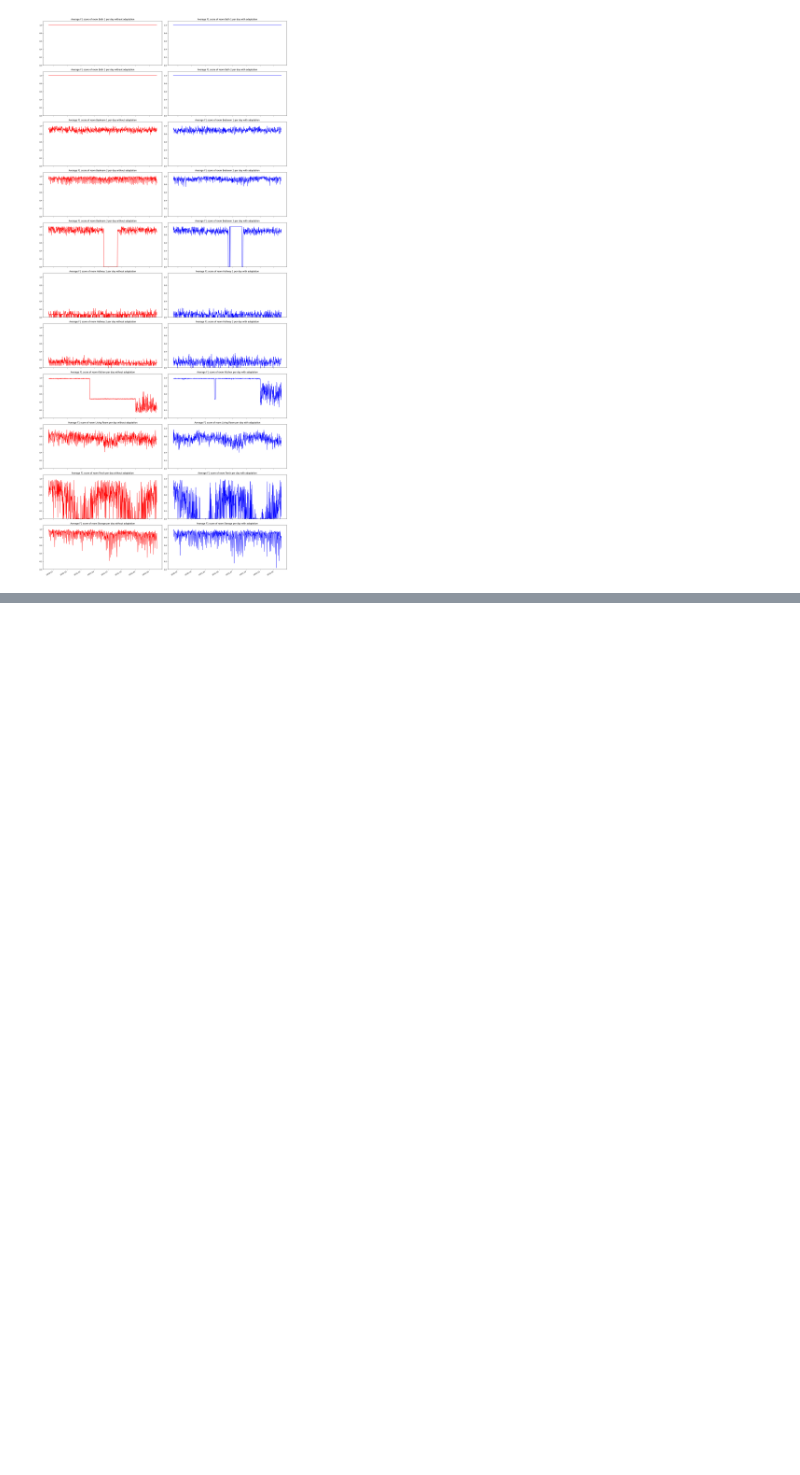
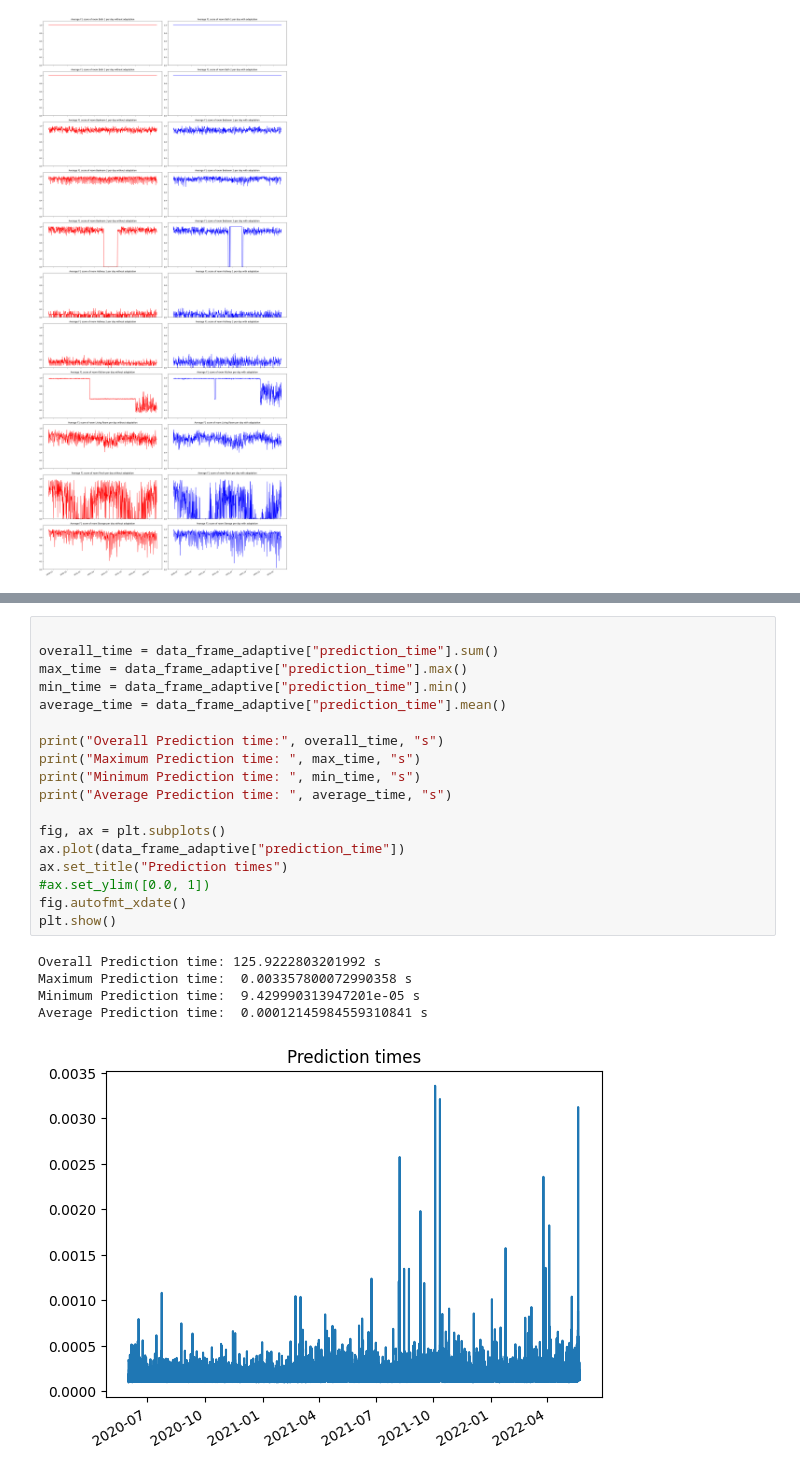
Before and after one commit to frank-trollmann/evohome, a Jupyter notebook: examples/simple_scenario/notebooks/adaptation_evaluation.ipynb, the cells around one changed output, grey strips where cells are left out. Cells and saved outputs as stored; diff of their text form; blank space fills up the shorter version.

```diff
--- a/examples/simple_scenario/notebooks/adaptation_evaluation.ipynb
+++ b/examples/simple_scenario/notebooks/adaptation_evaluation.ipynb
@@ -191,0 +183,24 @@ Below we plot the prediction time development over the scenario period.
+# %%
+
+overall_time = data_frame_adaptive["prediction_time"].sum()
+max_time = data_frame_adaptive["prediction_time"].max()
+min_time = data_frame_adaptive["prediction_time"].min()
+average_time = data_frame_adaptive["prediction_time"].mean()
+
+print("Overall Prediction time:", overall_time, "s")
+print("Maximum Prediction time: ", max_time, "s")
+print("Minimum Prediction time: ", min_time, "s")
+print("Average Prediction time: ", average_time, "s")
+
+fig, ax = plt.subplots()
+ax.plot(data_frame_adaptive["prediction_time"])
+ax.set_title("Prediction times")
+#ax.set_ylim([0.0, 1])
+fig.autofmt_xdate()
+plt.show()
+# %% [output]
+Overall Prediction time: 125.9222803201992 s
+Maximum Prediction time:  0.003357800072990358 s
+Minimum Prediction time:  9.429990313947201e-05 s
+Average Prediction time:  0.00012145984559310841 s
+[figure, added]
```
Also changed, not shown: parts of 15 cells of this notebook, 5 other files.
